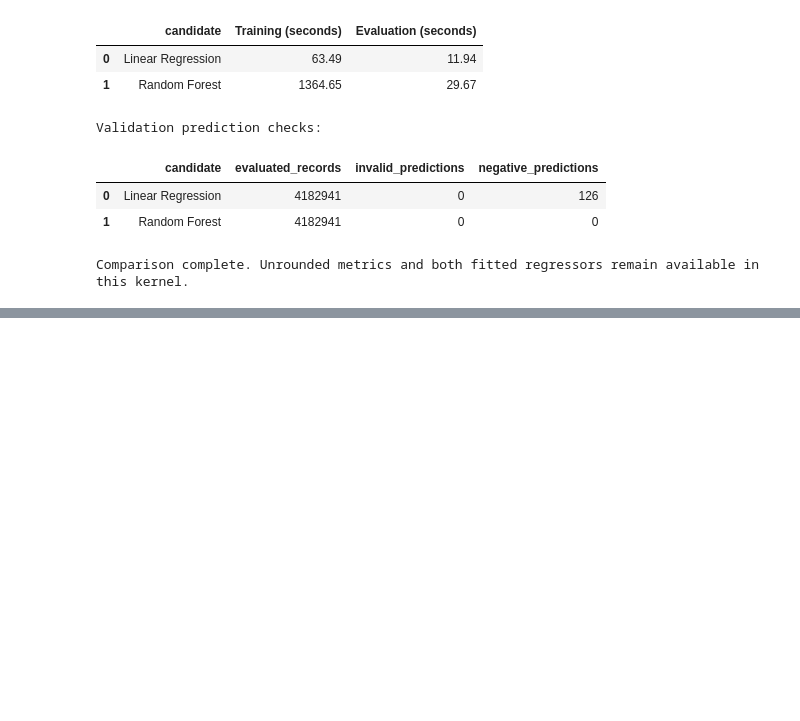
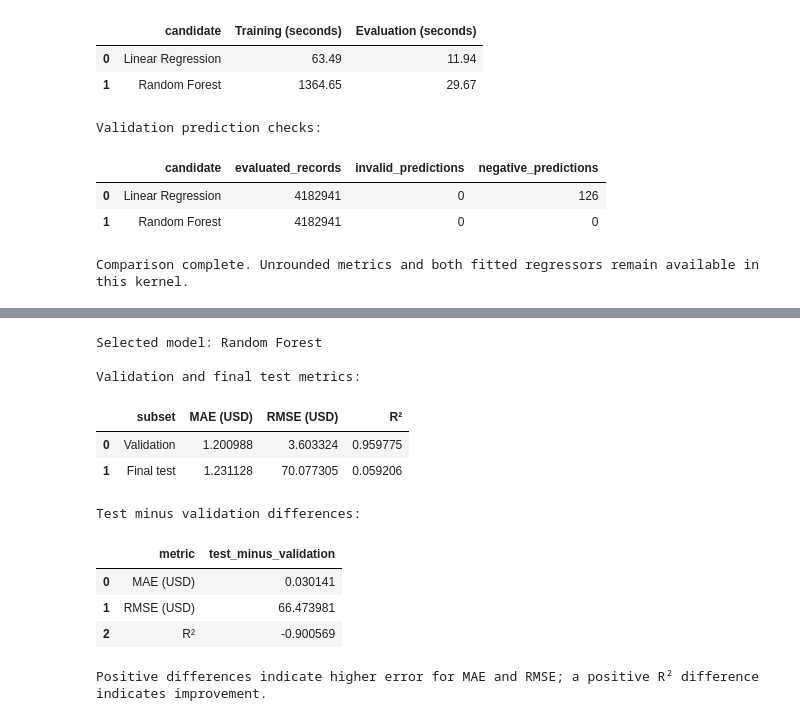
Before and after one commit to hncha9-eng/ITO5202_Ass2_27602966, a Jupyter notebook: assessment2.ipynb, the cells around one changed output, grey strips where cells are left out. Saved outputs shown, nothing was run; the diff lists cells and outputs as text; code cells hidden in the pictures; blank space fills up the shorter version.

```diff
--- a/assessment2.ipynb
+++ b/assessment2.ipynb
@@ -4514,0 +4844,69 @@ generalisation.
+# %%
+final_evaluation_table = pd.DataFrame(
+    [
+        {
+            "subset": "Validation",
+            "mae": best_validation_result["mae"],
+            "rmse": best_validation_result["rmse"],
+            "r2": best_validation_result["r2"],
+        },
+        {
+            "subset": "Final test",
+            "mae": final_test_result["mae"],
+            "rmse": final_test_result["rmse"],
+            "r2": final_test_result["r2"],
+        },
+    ]
+)
+
+print(f"Selected model: {BEST_MODEL_NAME}")
+print("\nValidation and final test metrics:")
+display(
+    final_evaluation_table.rename(
+        columns={
+            "mae": "MAE (USD)",
+            "rmse": "RMSE (USD)",
+            "r2": "R²",
+        }
+    ).round(6)
+)
+
+metric_display_names = {
+    "mae": "MAE (USD)",
+    "rmse": "RMSE (USD)",
+    "r2": "R²",
+}
+
+generalisation_gap_table = pd.DataFrame(
+    [
+        {
+            "metric": metric_display_names[metric_name],
+            "test_minus_validation": (
+                final_test_result[metric_name]
+                - best_validation_result[metric_name]
+            ),
+        }
+        for metric_name in REGRESSION_METRICS
+    ]
+)
+
+print("\nTest minus validation differences:")
+display(generalisation_gap_table.round(6))
+
+print(
+    "Positive differences indicate higher error for MAE and RMSE; "
+    "a positive R² difference indicates improvement."
+)
+# %% [output]
+Selected model: Random Forest
+
+Validation and final test metrics:
+|  | subset | MAE (USD) | RMSE (USD) | R² |
+| 0 | Validation | 1.200988 | 3.603324 | 0.959775 |
+| 1 | Final test | 1.231128 | 70.077305 | 0.059206 |
+Test minus validation differences:
+|  | metric | test_minus_validation |
+| 0 | MAE (USD) | 0.030141 |
+| 1 | RMSE (USD) | 66.473981 |
+| 2 | R² | -0.900569 |
+Positive differences indicate higher error for MAE and RMSE; a positive R² difference indicates improvement.
```
Also changed, not shown: parts of 42 cells of this notebook, 57 other files.
